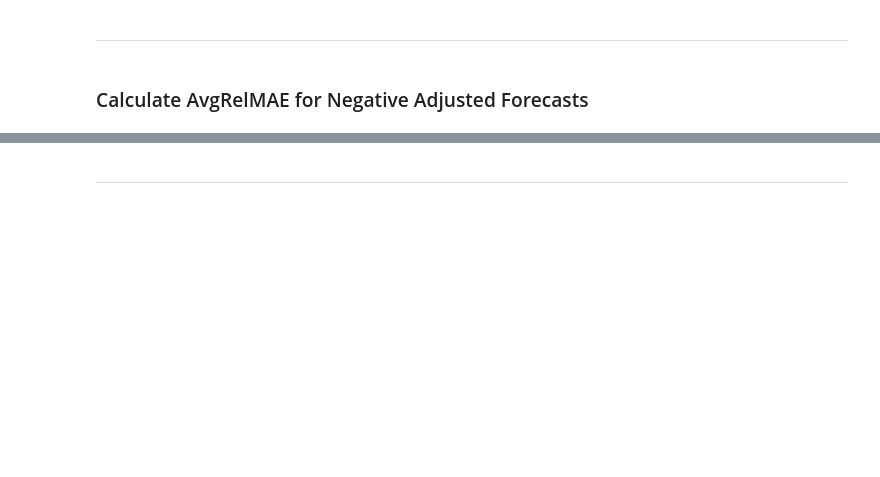
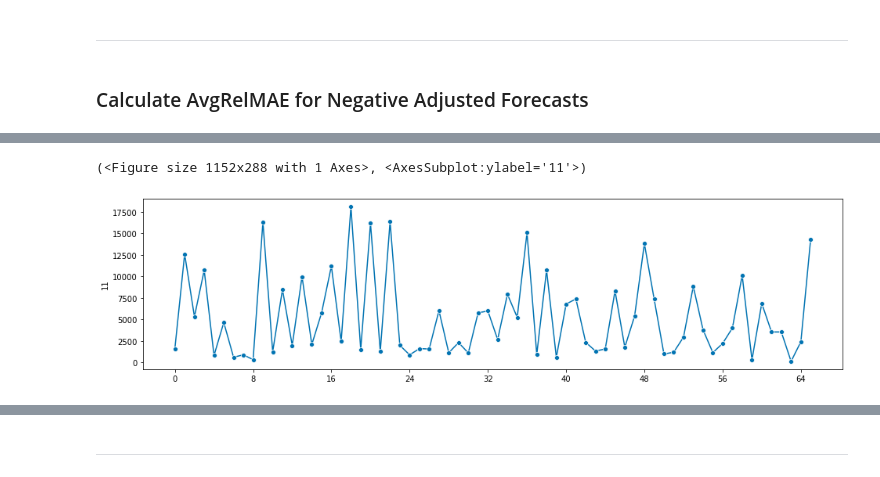
Before and after one commit to cdbale/Privacy-and-Forecasting-Empirical, a Jupyter notebook: Code/Analysis/JF_results_function.ipynb, the cells around one changed output, grey strips where cells are left out. Cells and saved outputs as stored; diff of their text form; code cells hidden in the pictures; blank space fills up the shorter version.

```diff
--- a/Code/Analysis/JF_results_function.ipynb
+++ b/Code/Analysis/JF_results_function.ipynb
@@ -56,3 +111,8 @@ AvgRelMAE(test_up, orig_up, protected_up, 0.05)
 test_down = [test_data[i][j] for i, j in enumerate(adjusted_down) if len(test_data[i][j]) > 0]
 # %%
 orig_down = [original_forecasts[i][j] for i, j in enumerate(adjusted_down) if len(original_forecasts[i][j]) > 0]
+# %%
+# subset original data to those series with positive adjusted forecasts
+down_indexes = np.where([j[0] for i, j in enumerate(adjusted_down)])[0]
+# %%
+Y_down = [Y[i] for i in down_indexes]
@@ -64,0 +135,5 @@ AvgRelMAE(test_down, orig_down, protected_down, 0.05)
+# %%
+plot_series(Y_down[7])
+# %% [output]
+(<Figure size 1152x288 with 1 Axes>, <AxesSubplot:ylabel='11'>)
+[figure, added]
```
Also changed, not shown: parts of 54 cells of this notebook, 17 other files.
